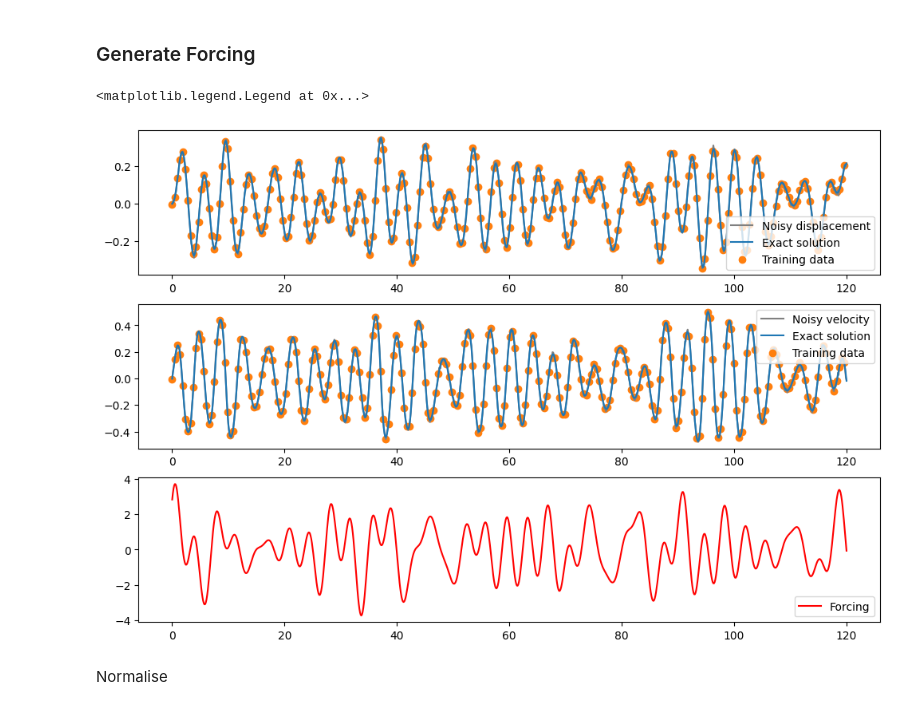
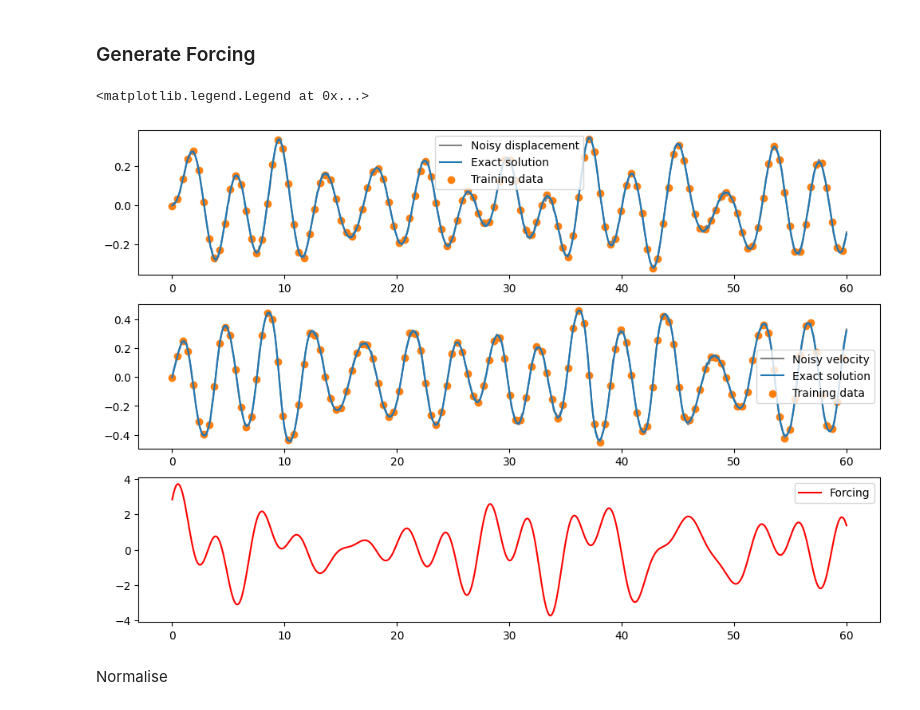
Before and after one commit to MarcusHA94/structural-dynamics-pinns, a Jupyter notebook: sdof_instance/sdof_forced_cubic_ss.ipynb, the cells around one changed output. Drawn from its saved outputs; the diff is of its cells as text; code cells hidden in the pictures.

```diff
--- a/sdof_instance/sdof_forced_cubic_ss.ipynb
+++ b/sdof_instance/sdof_forced_cubic_ss.ipynb
@@ -36,8 +33,8 @@ The autoreload extension is already loaded. To reload it, use:
 # %% [markdown]
 ### Generate Forcing
 # %%
-nt = 1024
-t = np.linspace(0,120,nt)
+nt = 512
+t = np.linspace(0,60,nt)
 
 # nt = 256
 # t = np.linspace(0,30,nt)
@@ -70,7 +67,7 @@ excitation = {
 #     "scale" :  "linear"
 # }
 
-F = generate_excitation(t, **excitation)
+F = generate_excitation(t, excitation)
 excitation["F"] = F.reshape(-1)
 
 ### Generate training and ground truth
@@ -99,35 +96,35 @@ gt_config = {
     },
     "forcing" : excitation
 }
 
-x, v = sdof_solution(t, **gt_config)
+x, v = sdof_solution(t, gt_config)
 x_noisy = add_noise(x.view(-1,1), 0.02)
 v_noisy = add_noise(v.view(-1,1), 0.02)
 t = torch.tensor(t).view(-1,1).to(torch.float32)
 
 # slice out a number of points from the start of the signal
 sub_ind = np.arange(0, int(nt/1), 4)
 
 t_data = t[sub_ind]
 x_data = x_noisy[sub_ind]
 v_data = v_noisy[sub_ind]
 
 fig, axs= plt.subplots(3,1, figsize=(12,8))
 axs[0].plot(t, x_noisy, color="gray", label="Noisy displacement")
 axs[0].plot(t, x, label="Exact solution")
 axs[0].scatter(t_data, x_data, color="tab:orange", label="Training data")
 axs[0].legend()
 
 axs[1].plot(t, v_noisy, color="gray", label="Noisy velocity")
 axs[1].plot(t, v, label="Exact solution")
 axs[1].scatter(t_data, v_data, color="tab:orange", label="Training data")
 axs[1].legend()
 
 axs[2].plot(t, excitation["F"], color="red", label="Forcing")
 axs[2].legend()
 # %% [output]
 <matplotlib.legend.Legend at 0x...>
-[figure, old version]
+[figure, new version]
 # %% [markdown]
 Normalise
 # %%
```
Also changed, not shown: parts of 5 cells of this notebook, 19 other files.
